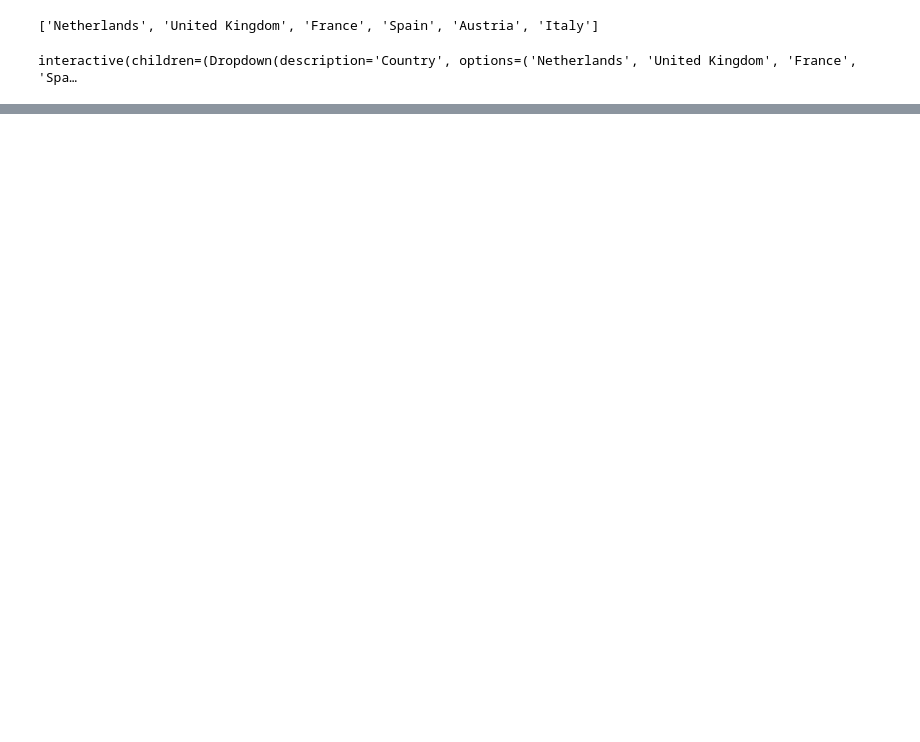
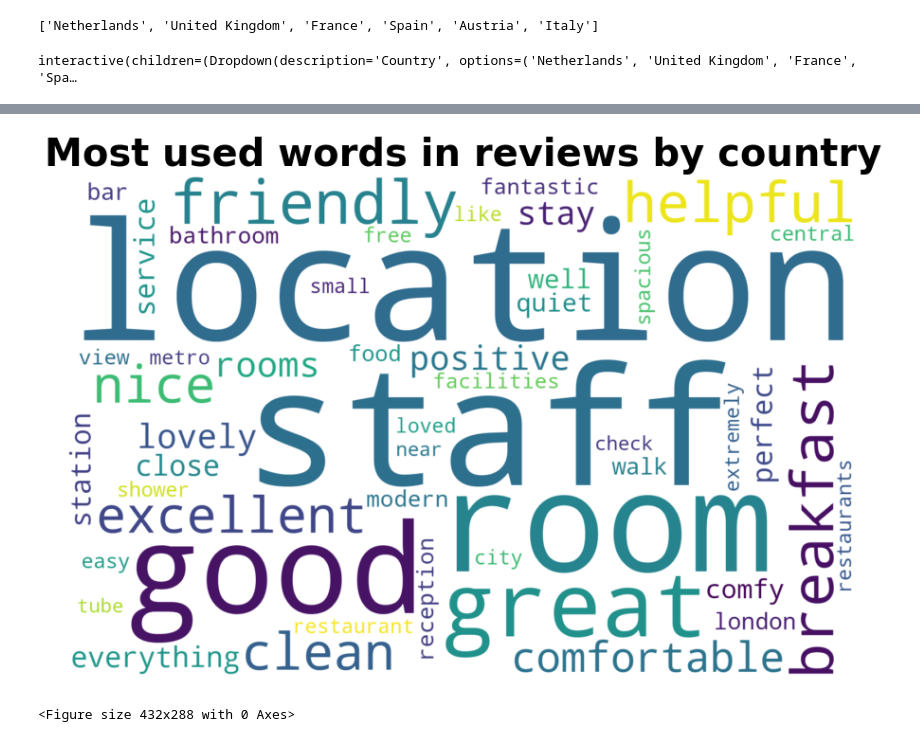
Before and after one commit to keeea/word_cloud, a Jupyter notebook: wordCloud.ipynb, the cells around one changed output, grey strips where cells are left out. Saved outputs shown, nothing was run; the diff lists cells and outputs as text; code cells hidden in the pictures; blank space fills up the shorter version.

```diff
--- a/wordCloud.ipynb
+++ b/wordCloud.ipynb
@@ -124,6 +132,10 @@ def count_word(review_col, top=20):
                         columns=['words', 'count'])
 # %%
 counts_reviews = count_word(hotel_review['Total_Review'], top=20)
+# %%
+neutral_words = ["nothing", "hotel", "would","could","one","bit","little","us","get","time","really","also","even"]
+hotel_review['Total_Review'] = [[word for word in review if word not in neutral_words]
+              for review in hotel_review['Total_Review']]
 # %%
 counts_reviews = count_word(hotel_review['Total_Review'], top=20)
 # %%
@@ -236,0 +236,13 @@ interact_dashboard
+# %%
+list2 = [20,50,100,150]
+# Load panel and enable interactive features
+import panel as pn
+pn.extension()
+# Auto-generate the layout
+layout = pn.interact(plot_cloud, Country=list1, Maximum=list2)
+
+# Create the dashboard with a Row and Column
+panel = pn.Row(pn.Column('## MPG Explorer', layout[0]), layout[1])
+
+panel.servable()
+# %% [output]
@@ -236,0 +250,2 @@ interact_dashboard
+[figure, added]
+<Figure size 432x288 with 0 Axes>
```
Also changed, not shown: parts of 6 cells of this notebook.
